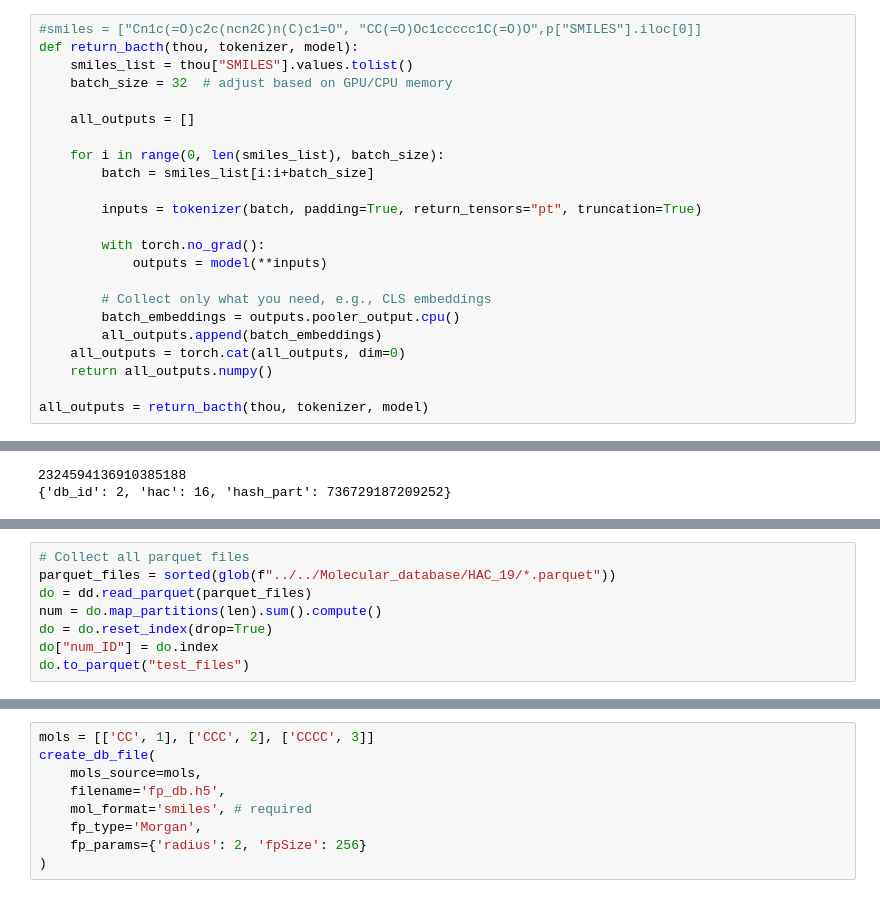
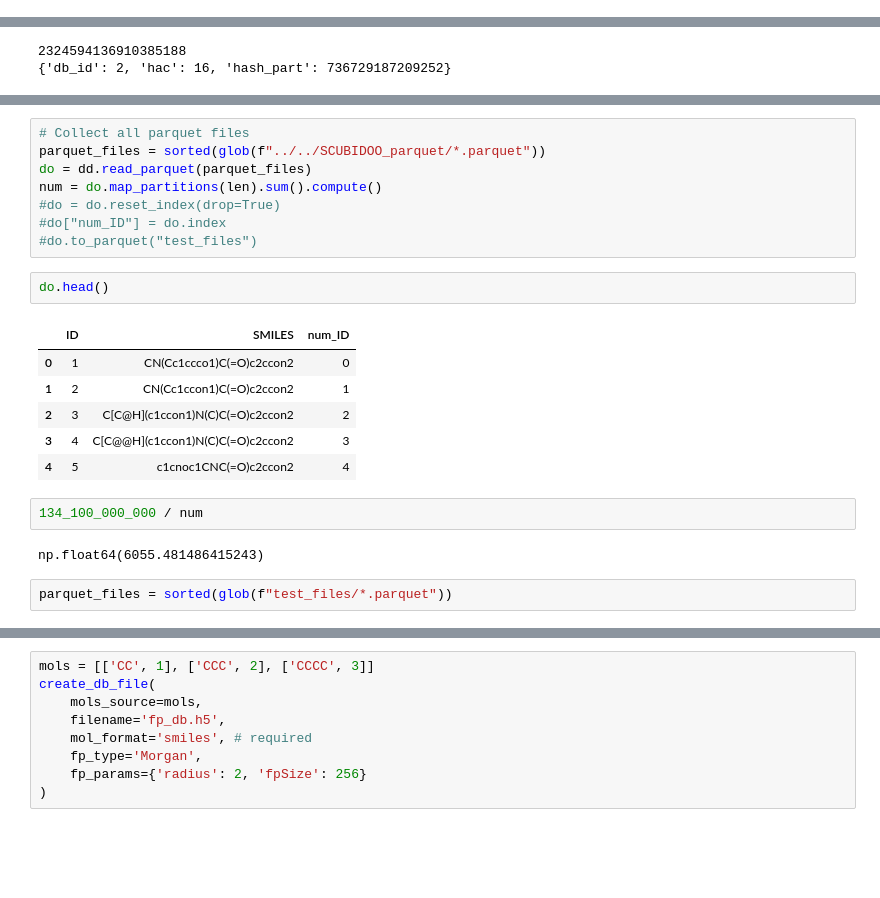
Before and after one commit to zaky02/LibMiner, a Jupyter notebook: clean/cluster_search.ipynb, the cells around one changed output, grey strips where cells are left out. Drawn from its saved outputs; the diff is of its cells as text; blank space fills up the shorter version.

```diff
--- a/clean/cluster_search.ipynb
+++ b/clean/cluster_search.ipynb
@@ -664,23 +651,0 @@ tokenizer_mer = AutoTokenizer.from_pretrained("ibm/MoLFormer-XL-both-10pct", tru
-# %%
-#smiles = ["Cn1c(=O)c2c(ncn2C)n(C)c1=O", "CC(=O)Oc1ccccc1C(=O)O",p["SMILES"].iloc[0]]
-def return_bacth(thou, tokenizer, model):
-    smiles_list = thou["SMILES"].values.tolist()
-    batch_size = 32  # adjust based on GPU/CPU memory
-
-    all_outputs = []
-
-    for i in range(0, len(smiles_list), batch_size):
-        batch = smiles_list[i:i+batch_size]
-
-        inputs = tokenizer(batch, padding=True, return_tensors="pt", truncation=True)
-
-        with torch.no_grad():
-            outputs = model(**inputs)
-
-        # Collect only what you need, e.g., CLS embeddings
-        batch_embeddings = outputs.pooler_output.cpu()
-        all_outputs.append(batch_embeddings)
-    all_outputs = torch.cat(all_outputs, dim=0)
-    return all_outputs.numpy()
-
-all_outputs = return_bacth(thou, tokenizer, model)
@@ -1454,11 +1340,26 @@ def ray_parquet_to_smi(parquet_files, out_smi, smiles_col="SMILES", id_col="ID",
 # %%
 # Collect all parquet files
-parquet_files = sorted(glob(f"../../Molecular_database/HAC_19/*.parquet"))
+parquet_files = sorted(glob(f"../../SCUBIDOO_parquet/*.parquet"))
 do = dd.read_parquet(parquet_files)
 num = do.map_partitions(len).sum().compute()
-do = do.reset_index(drop=True)
-do["num_ID"] = do.index
-do.to_parquet("test_files")
+#do = do.reset_index(drop=True)
+#do["num_ID"] = do.index
+#do.to_parquet("test_files")
+# %%
+do.head()
+# %% [output]
+|  | ID | SMILES | num_ID |
+| 0 | 1 | CN(Cc1ccco1)C(=O)c2ccon2 | 0 |
+| 1 | 2 | CN(Cc1ccon1)C(=O)c2ccon2 | 1 |
+| 2 | 3 | C[C@H](c1ccon1)N(C)C(=O)c2ccon2 | 2 |
+| 3 | 4 | C[C@@H](c1ccon1)N(C)C(=O)c2ccon2 | 3 |
+| 4 | 5 | c1cnoc1CNC(=O)c2ccon2 | 4 |
+# %%
+134_100_000_000 / num
+# %% [output]
+np.float64(6055.481486415243)
+# %%
+parquet_files = sorted(glob(f"test_files/*.parquet"))
 # %%
 # Write to single .smi file efficiently
 ray_parquet_to_smi(parquet_files, "all_molecules.smi")
```
Also changed, not shown: parts of 49 cells of this notebook, 5 other files.
